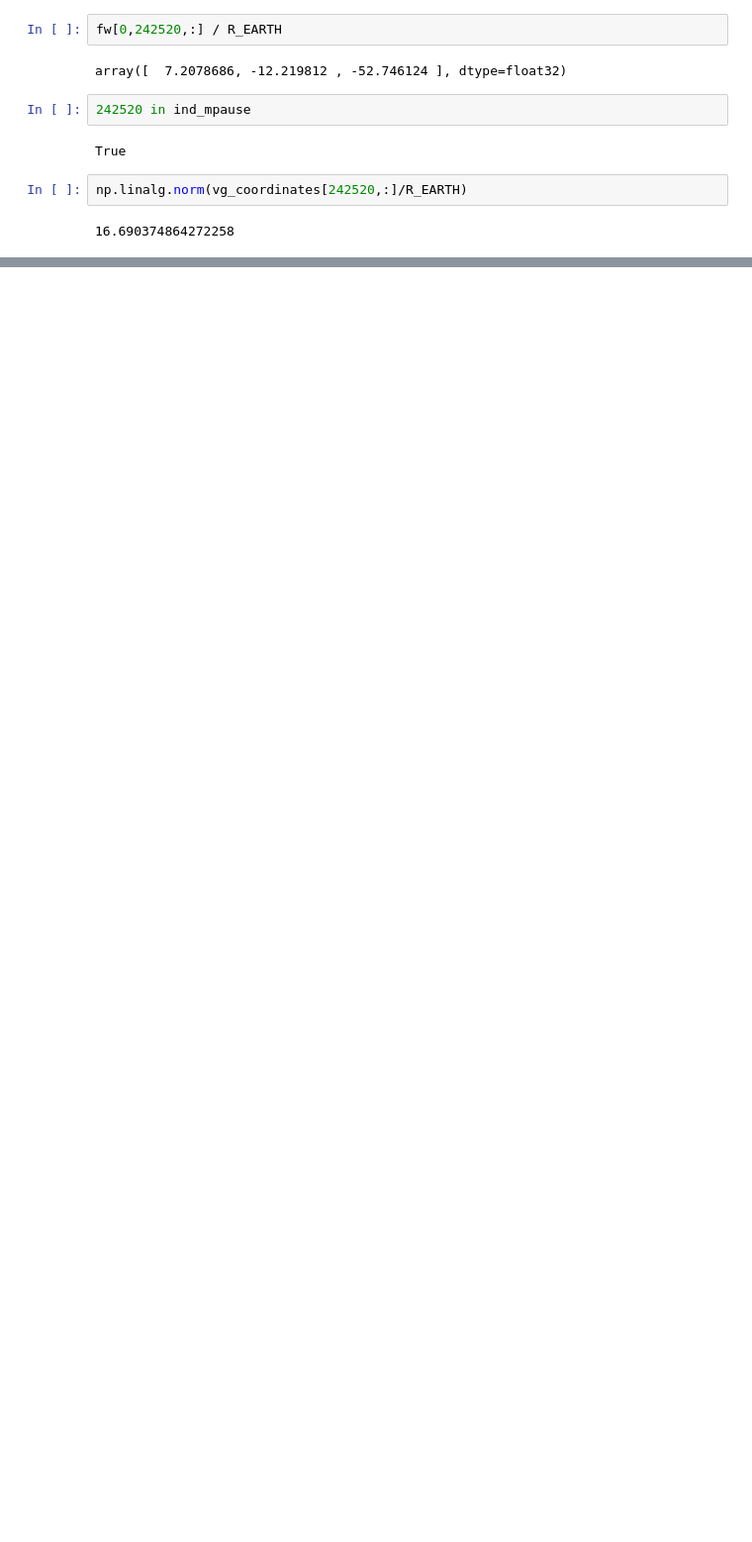
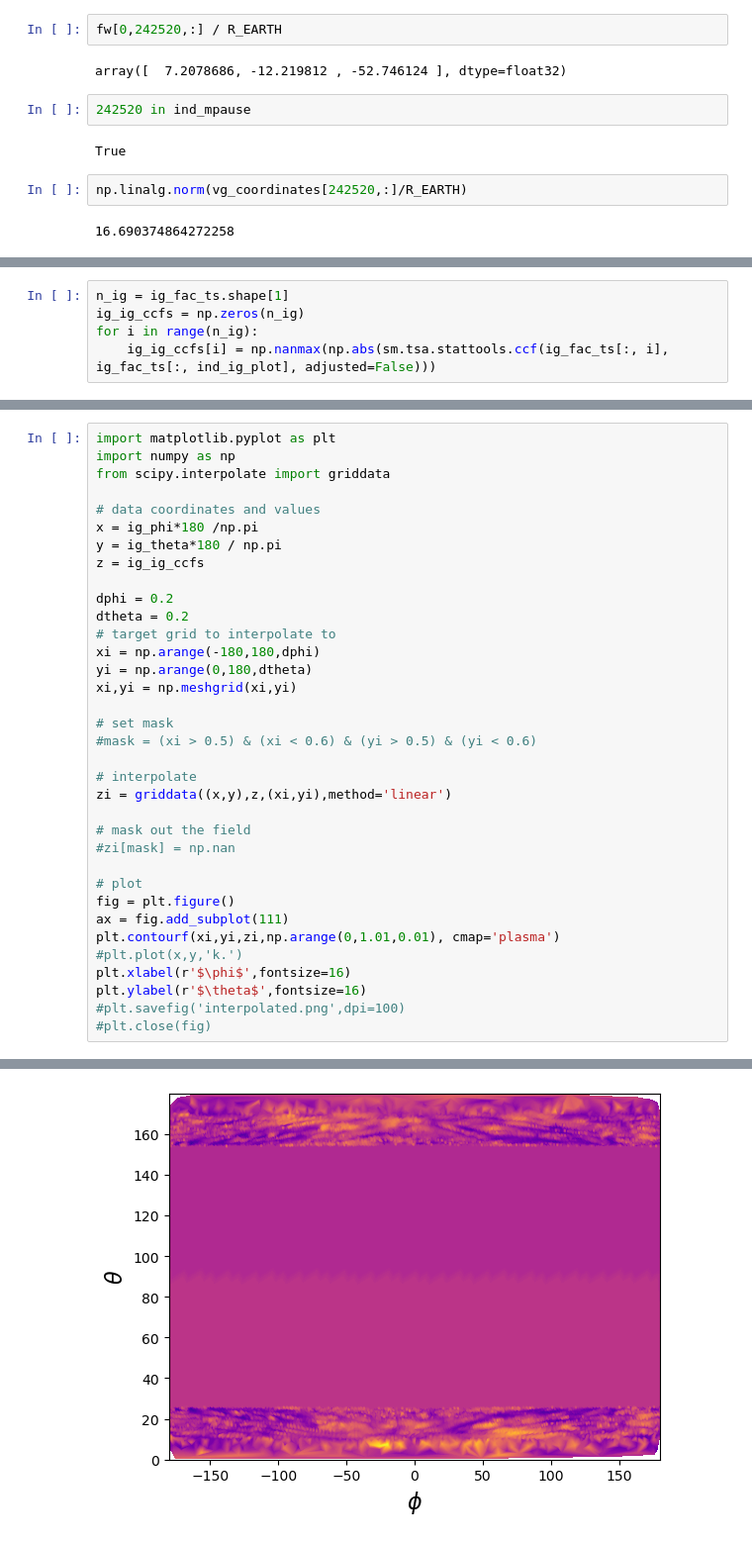
Before and after one commit to kostahoraites/carrington, a Jupyter notebook: gic_magnetopause_coupling/gic_magnetopause_coupling.ipynb, the cells around one changed output, grey strips where cells are left out. Shown at 99% size. Drawn from its saved outputs; the diff is of its cells as text; blank space fills up the shorter version.

```diff
--- a/gic_magnetopause_coupling/gic_magnetopause_coupling.ipynb
+++ b/gic_magnetopause_coupling/gic_magnetopause_coupling.ipynb
@@ -504,0 +505,5 @@ i
+# %%
+n_ig = ig_fac_ts.shape[1]
+ig_ig_ccfs = np.zeros(n_ig)
+for i in range(n_ig):
+    ig_ig_ccfs[i] = np.nanmax(np.abs(sm.tsa.stattools.ccf(ig_fac_ts[:, i],  ig_fac_ts[:, ind_ig_plot], adjusted=False)))
@@ -504,0 +517,36 @@ i
+# %%
+import matplotlib.pyplot as plt
+import numpy as np
+from scipy.interpolate import griddata
+
+# data coordinates and values
+x = ig_phi*180 /np.pi
+y = ig_theta*180 / np.pi
+z = ig_ig_ccfs
+
+dphi = 0.2
+dtheta = 0.2
+# target grid to interpolate to
+xi = np.arange(-180,180,dphi)
+yi = np.arange(0,180,dtheta)
+xi,yi = np.meshgrid(xi,yi)
+
+# set mask
+#mask = (xi > 0.5) & (xi < 0.6) & (yi > 0.5) & (yi < 0.6)
+
+# interpolate
+zi = griddata((x,y),z,(xi,yi),method='linear')
+
+# mask out the field
+#zi[mask] = np.nan
+
+# plot
+fig = plt.figure()
+ax = fig.add_subplot(111)
+plt.contourf(xi,yi,zi,np.arange(0,1.01,0.01), cmap='plasma')
+#plt.plot(x,y,'k.')
+plt.xlabel(r'$\phi$',fontsize=16)
+plt.ylabel(r'$\theta$',fontsize=16)
+#plt.savefig('interpolated.png',dpi=100)
+#plt.close(fig)
+# %% [output]
@@ -504,0 +554 @@ i
+[figure, added]
```
Also changed, not shown: parts of 11 cells of this notebook, 3 other files.
